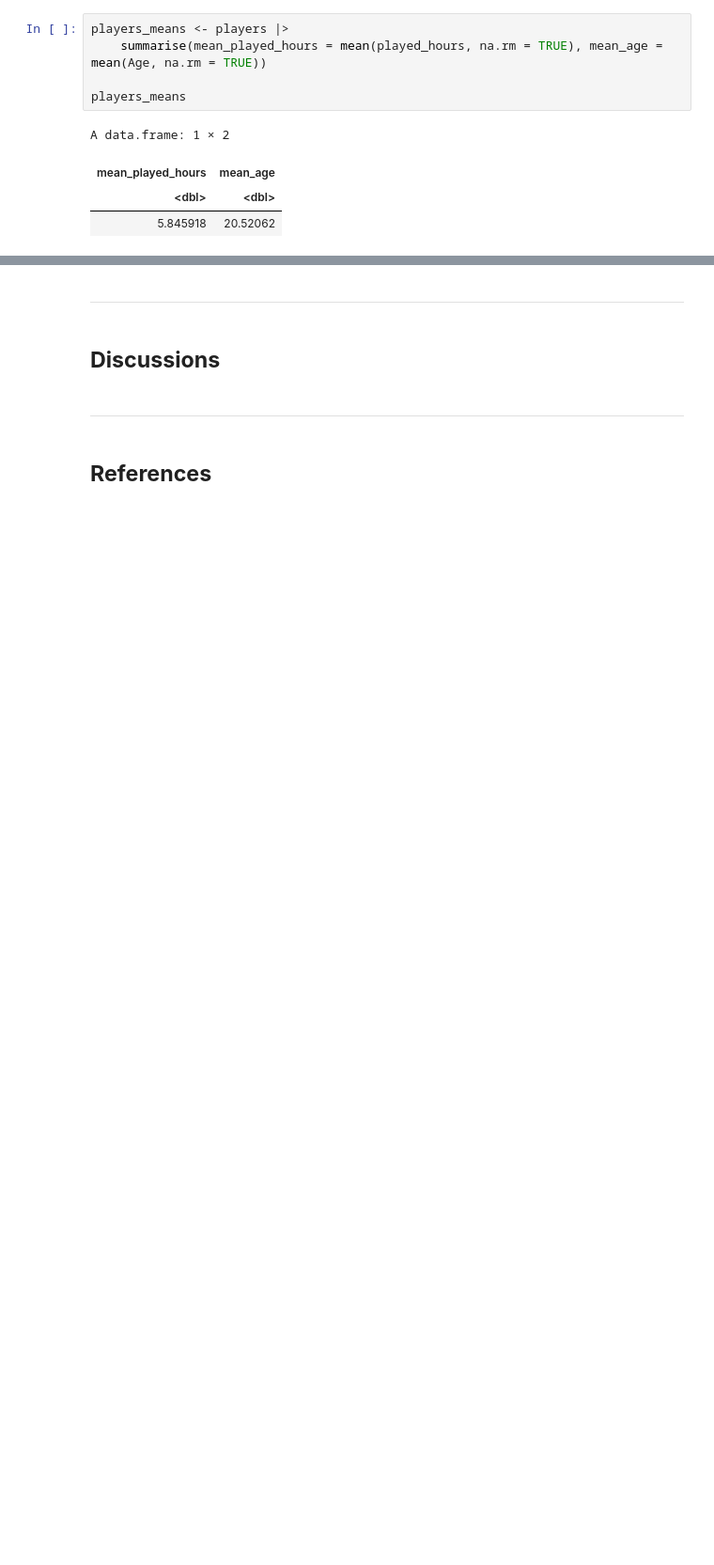
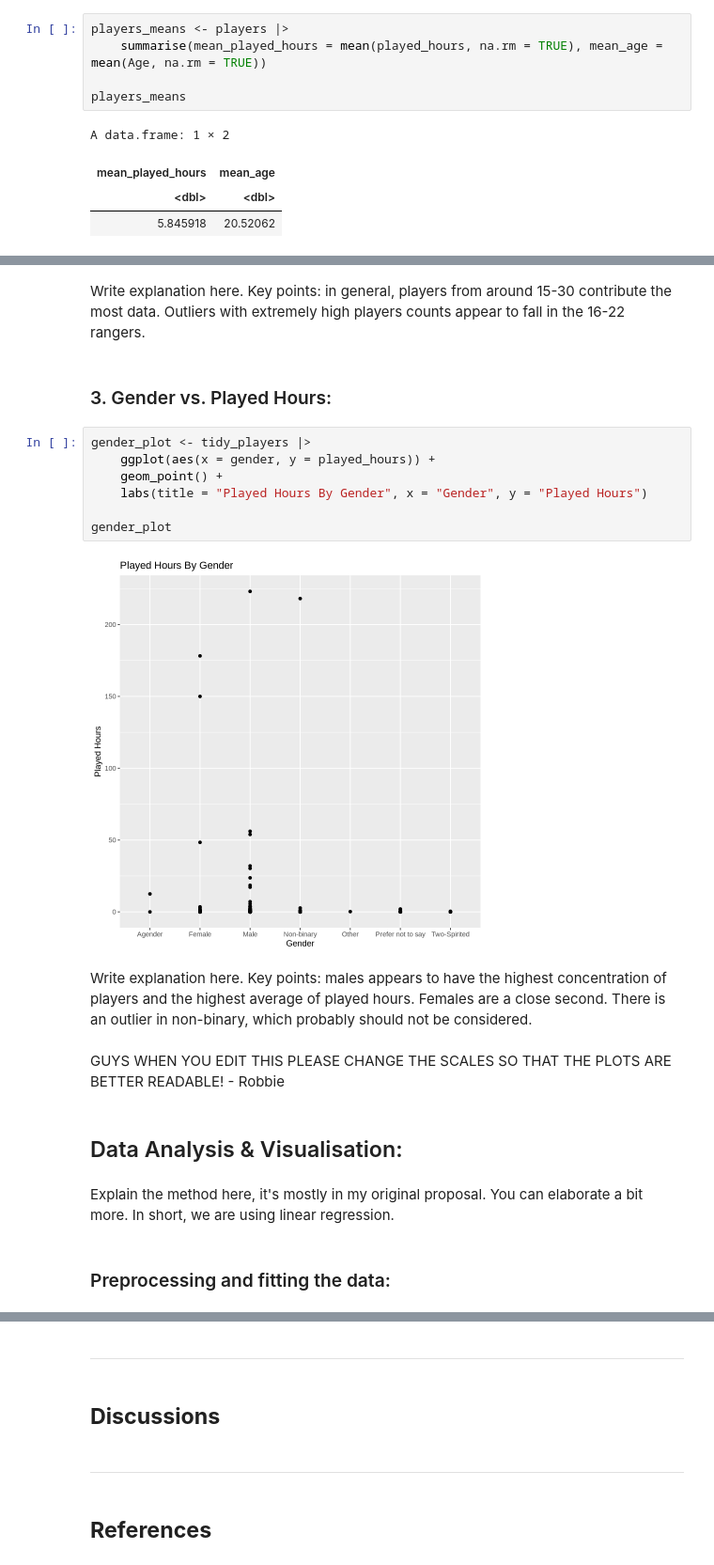
Before and after one commit to frogbie/dsci100project-002-39, a Jupyter notebook: projectgroup_report.ipynb, the cells around one changed output, grey strips where cells are left out. Shown at 94% size. Cells and saved outputs as stored; diff of their text form; blank space fills up the shorter version.

```diff
--- a/projectgroup_report.ipynb
+++ b/projectgroup_report.ipynb
@@ -218,0 +221,23 @@ Warning message:
+# %% [markdown]
+Write explanation here. Key points: in general, players from around 15-30 contribute the most data. Outliers with extremely high players counts appear to fall in the 16-22 rangers.
+# %% [markdown]
+### 3. Gender vs. Played Hours:
+# %%
+gender_plot <- tidy_players |>
+    ggplot(aes(x = gender, y = played_hours)) +
+    geom_point() +
+    labs(title = "Played Hours By Gender", x = "Gender", y = "Played Hours")
+
+gender_plot
+# %% [output]
+[figure, added]
+# %% [markdown]
+Write explanation here. Key points: males appears to have the highest concentration of players and the highest average of played hours. Females are a close second. There is an outlier in non-binary, which probably should not be considered.
+# %% [markdown]
+GUYS WHEN YOU EDIT THIS PLEASE CHANGE THE SCALES SO THAT THE PLOTS ARE BETTER READABLE! - Robbie
+# %% [markdown]
+## Data Analysis & Visualisation:
+# %% [markdown]
+Explain the method here, it's mostly in my original proposal. You can elaborate a bit more. In short, we are using linear regression.
+# %% [markdown]
+### Preprocessing and fitting the data:
```
Also changed, not shown: parts of 35 cells of this notebook.
